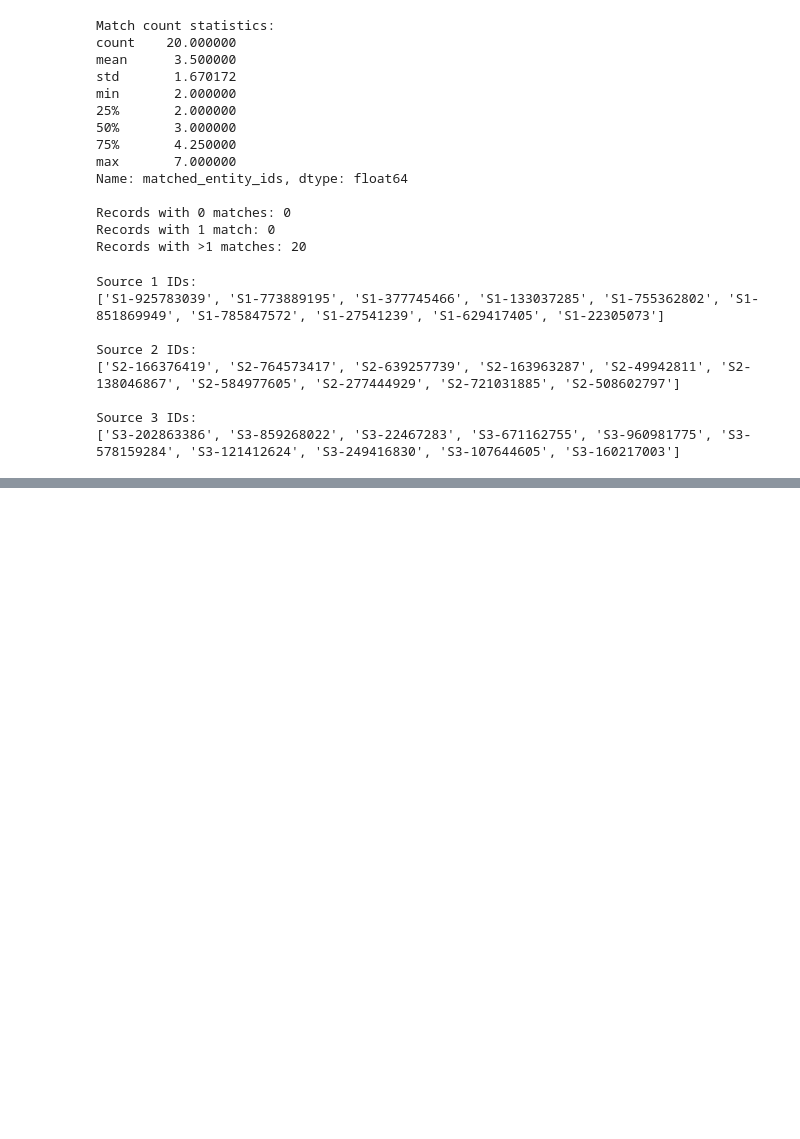
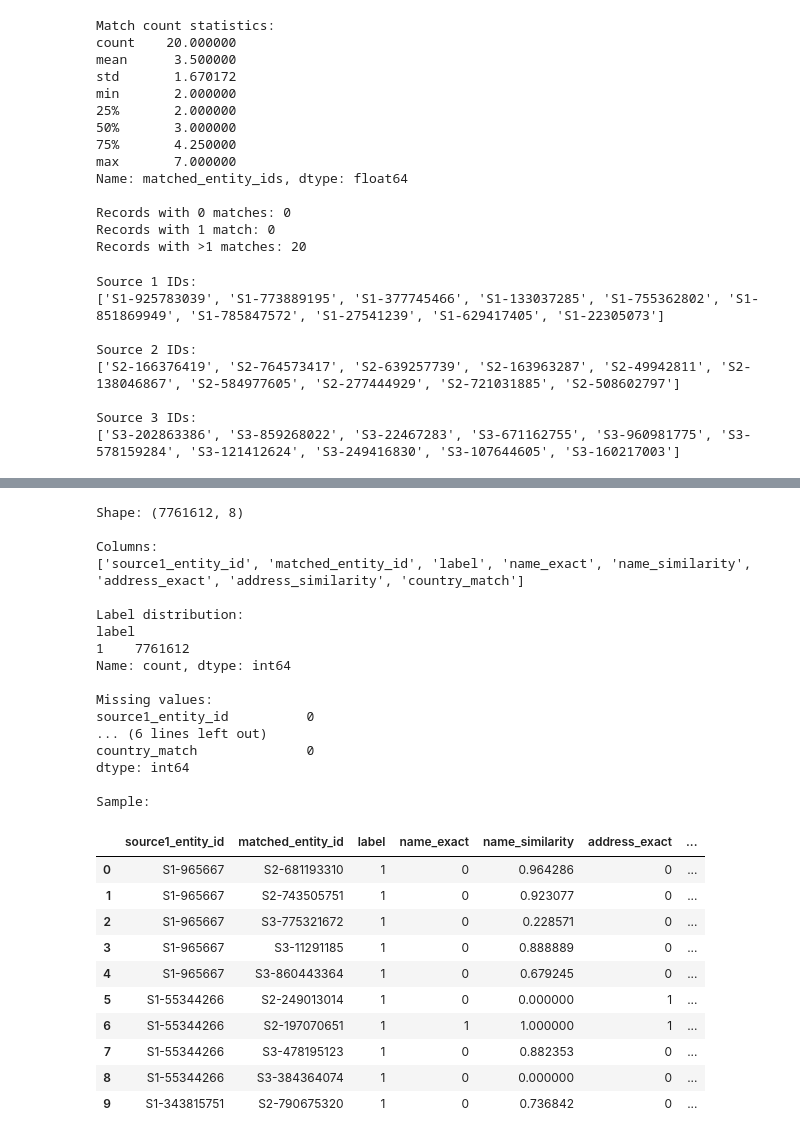
Before and after one commit to chasanth/Business-entity-resolution, a Jupyter notebook: eda.ipynb, the cells around one changed output, grey strips where cells are left out. Saved outputs shown, nothing was run; the diff lists cells and outputs as text; code cells hidden in the pictures; blank space fills up the shorter version.

```diff
--- a/eda.ipynb
+++ b/eda.ipynb
@@ -149,0 +1444,57 @@ Source 3 IDs:
+# %%
+# ==========================================
+# STEP 24: VERIFY POSITIVE FEATURES
+# ==========================================
+
+positive_features = pd.read_csv(
+    "positive_features.tsv",
+    sep="\t",
+    dtype={
+        "source1_entity_id": str,
+        "matched_entity_id": str,
+        "label": "int8"
+    }
+)
+
+print("Shape:", positive_features.shape)
+
+print("\nColumns:")
+print(positive_features.columns.tolist())
+
+print("\nLabel distribution:")
+print(positive_features["label"].value_counts())
+
+print("\nMissing values:")
+print(positive_features.isnull().sum())
+
+print("\nSample:")
+display(positive_features.head(10))
+# %% [output]
+Shape: (7761612, 8)
+
+Columns:
+['source1_entity_id', 'matched_entity_id', 'label', 'name_exact', 'name_similarity', 'address_exact', 'address_similarity', 'country_match']
+
+Label distribution:
+label
+1    7761612
+Name: count, dtype: int64
+
+Missing values:
+source1_entity_id          0
+... (6 lines left out)
+country_match              0
+dtype: int64
+
+Sample:
+|  | source1_entity_id | matched_entity_id | label | name_exact | name_similarity | address_exact | ... |
+| 0 | S1-965667 | S2-681193310 | 1 | 0 | 0.964286 | 0 | ... |
+| 1 | S1-965667 | S2-743505751 | 1 | 0 | 0.923077 | 0 | ... |
+| 2 | S1-965667 | S3-775321672 | 1 | 0 | 0.228571 | 0 | ... |
+| 3 | S1-965667 | S3-11291185 | 1 | 0 | 0.888889 | 0 | ... |
+| 4 | S1-965667 | S3-860443364 | 1 | 0 | 0.679245 | 0 | ... |
+| 5 | S1-55344266 | S2-249013014 | 1 | 0 | 0.000000 | 1 | ... |
+| 6 | S1-55344266 | S2-197070651 | 1 | 1 | 1.000000 | 1 | ... |
+| 7 | S1-55344266 | S3-478195123 | 1 | 0 | 0.882353 | 0 | ... |
+| 8 | S1-55344266 | S3-384364074 | 1 | 0 | 0.000000 | 0 | ... |
+| 9 | S1-343815751 | S2-790675320 | 1 | 0 | 0.736842 | 0 | ... |
```
Also changed, not shown: parts of 49 cells of this notebook, 2 other files.
